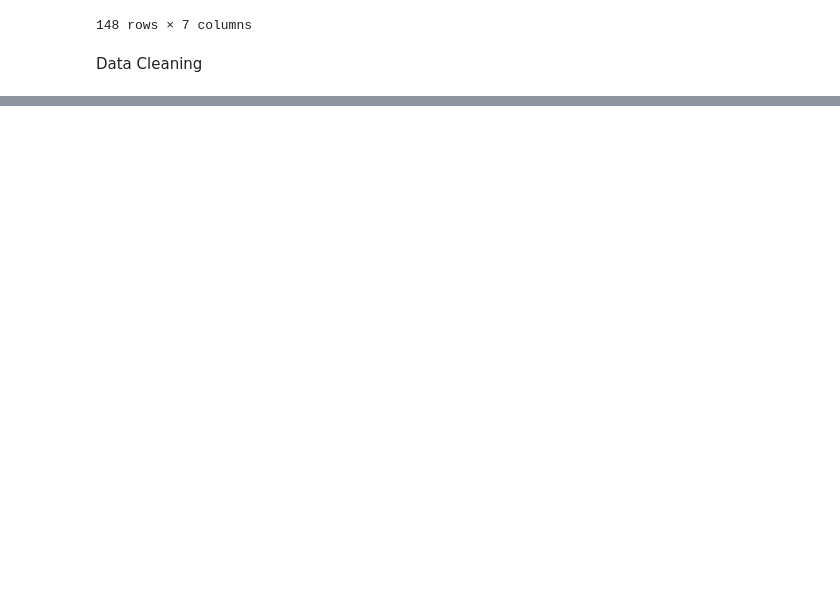
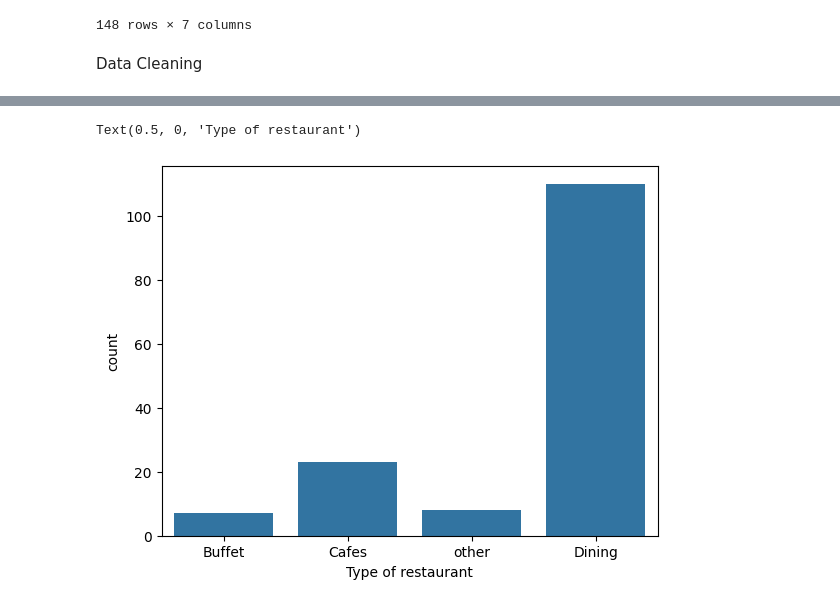
Before and after one commit to hardik18-hk19/zomato_ds, a Jupyter notebook: Zomato.ipynb, the cells around one changed output, grey strips where cells are left out. Saved outputs shown, nothing was run; the diff lists cells and outputs as text; code cells hidden in the pictures; blank space fills up the shorter version.

Commit message:
Type of Restaurant and votes done

```diff
--- a/Zomato.ipynb
+++ b/Zomato.ipynb
@@ -60,0 +86,6 @@ handleRating(5.2/5)
+# %%
+sns.countplot(x=df["listed_in(type)"])
+plt.xlabel("Type of restaurant")
+# %% [output]
+Text(0.5, 0, 'Type of restaurant')
+[figure, added]
```
Also changed, not shown: parts of 8 cells of this notebook.
